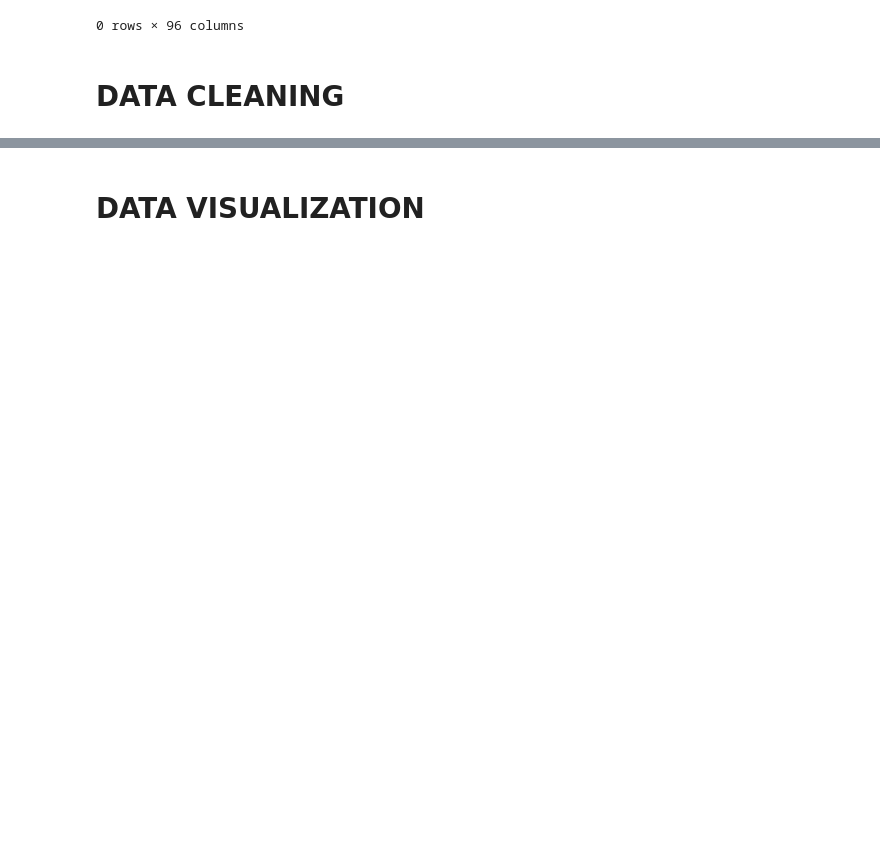
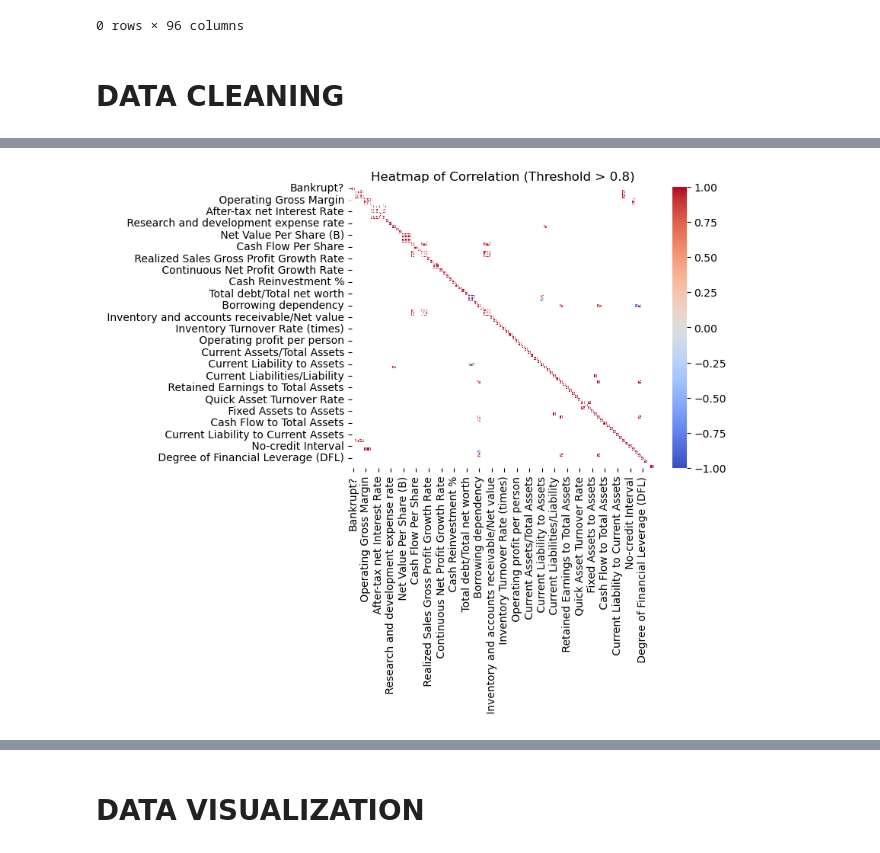
Before and after one commit to louis-md/project_7, a Jupyter notebook: cleaning_code.ipynb, the cells around one changed output, grey strips where cells are left out. Cells and saved outputs as stored; diff of their text form; code cells hidden in the pictures; blank space fills up the shorter version.

```diff
--- a/cleaning_code.ipynb
+++ b/cleaning_code.ipynb
@@ -224 +202,18 @@ pprint.pprint(to_drop)
+# %%
+# Create a correlation matrix
+correlation_matrix = data.corr()
+
+# Apply a threshold to the correlation matrix
+correlation_matrix_thresholded = correlation_matrix.mask(correlation_matrix.abs() <= 0.8, np.nan)
+
+# Create the heatmap
+sns.heatmap(correlation_matrix_thresholded, cmap='coolwarm', annot=True)
+
+# Set the title
+plt.title('Heatmap of Correlation (Threshold > 0.8)')
+
+# Display the heatmap
+plt.show()
+# %% [output]
+[figure, added]
 # %%
```
Also changed, not shown: parts of 15 cells of this notebook.
